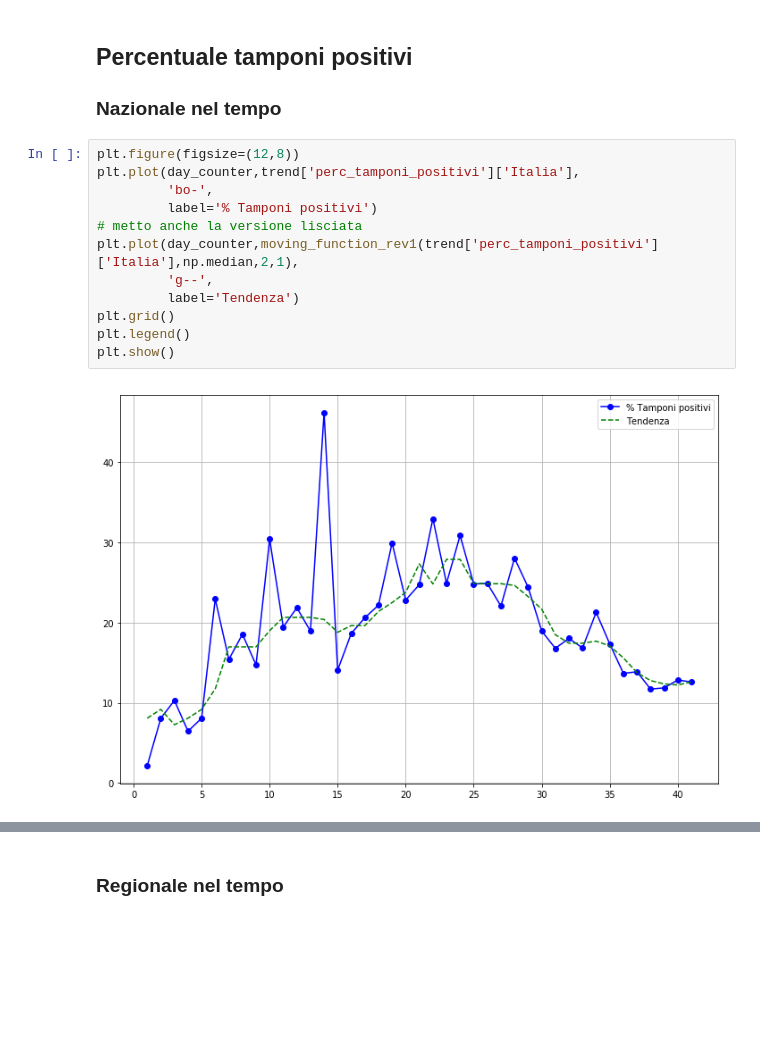
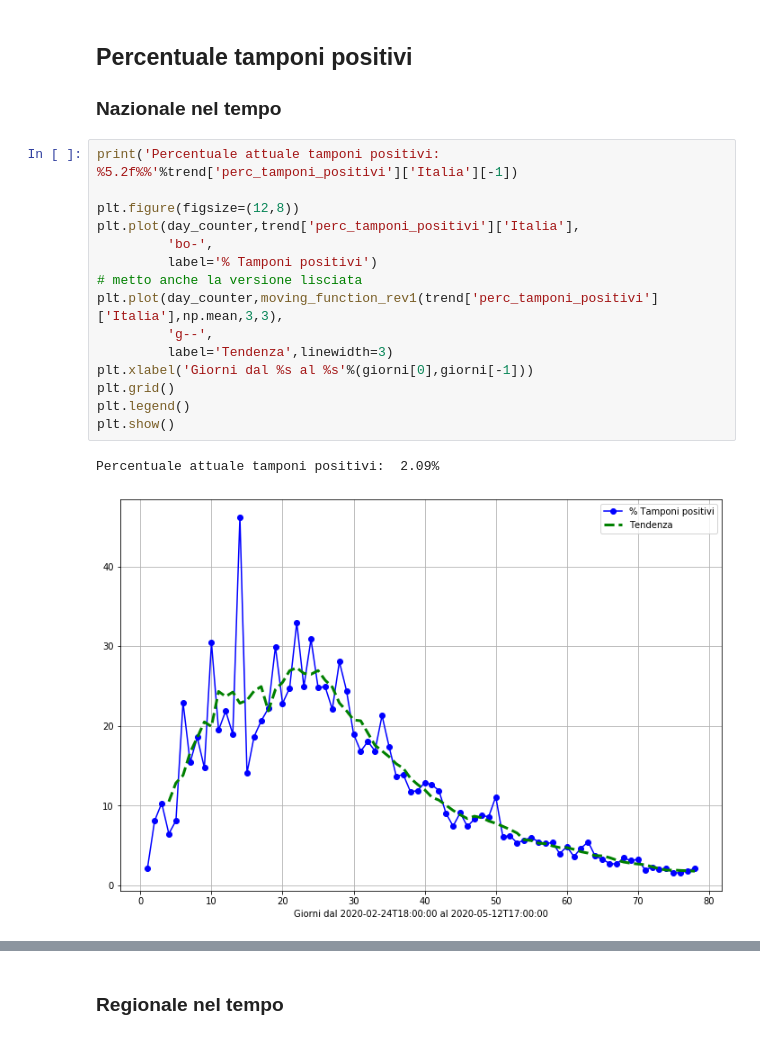
Before and after one commit to taracchi/covid, a Jupyter notebook: analisi_tamponi.ipynb, the cells around one changed output, grey strips where cells are left out. Cells and saved outputs as stored; diff of their text form; blank space fills up the shorter version.

```diff
--- a/analisi_tamponi.ipynb
+++ b/analisi_tamponi.ipynb
@@ -51,16 +65,20 @@ for i,regione in enumerate(regioni):
 
 ### Nazionale nel tempo
 # %%
+print('Percentuale attuale tamponi positivi: %5.2f%%'%trend['perc_tamponi_positivi']['Italia'][-1])
+
 plt.figure(figsize=(12,8))
 plt.plot(day_counter,trend['perc_tamponi_positivi']['Italia'],
          'bo-',
          label='% Tamponi positivi')
 # metto anche la versione lisciata
-plt.plot(day_counter,moving_function_rev1(trend['perc_tamponi_positivi']['Italia'],np.median,2,1),
+plt.plot(day_counter,moving_function_rev1(trend['perc_tamponi_positivi']['Italia'],np.mean,3,3),
          'g--',
-         label='Tendenza')
+         label='Tendenza',linewidth=3)
+plt.xlabel('Giorni dal %s al %s'%(giorni[0],giorni[-1]))
 plt.grid()
 plt.legend()
 plt.show()
 # %% [output]
+Percentuale attuale tamponi positivi:  2.09%
-[figure, old version]
+[figure, new version]
```
Also changed, not shown: parts of 12 cells of this notebook, 11 other files.
